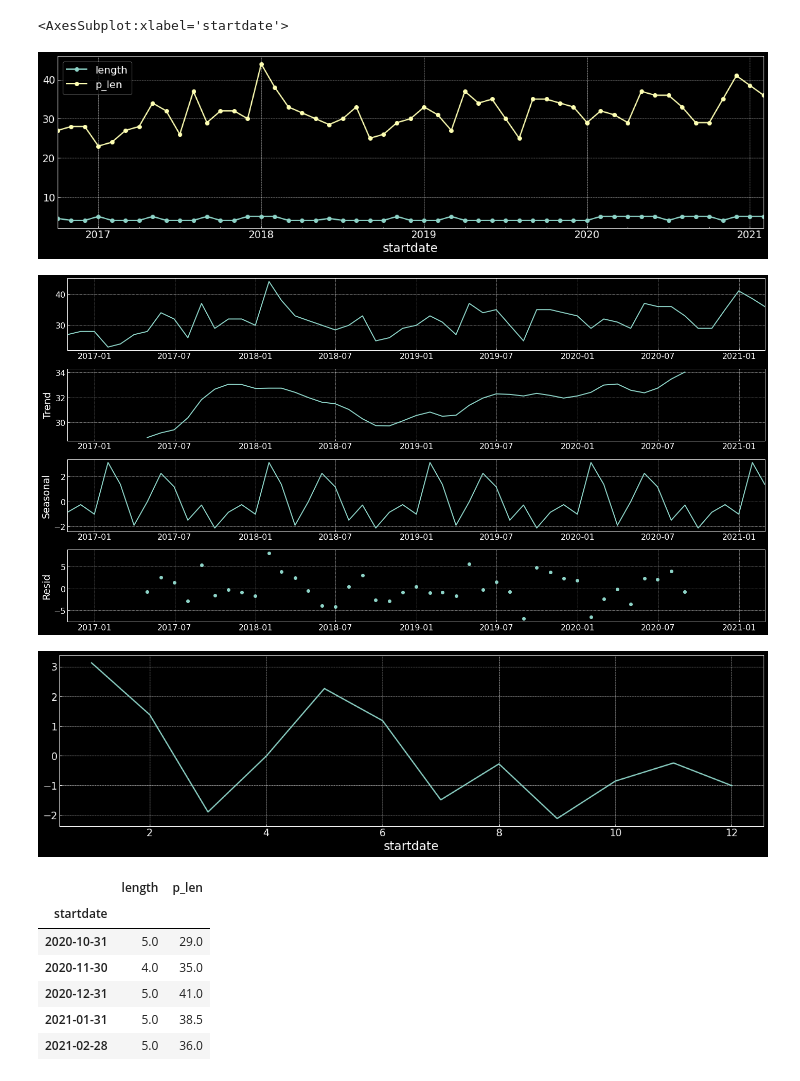
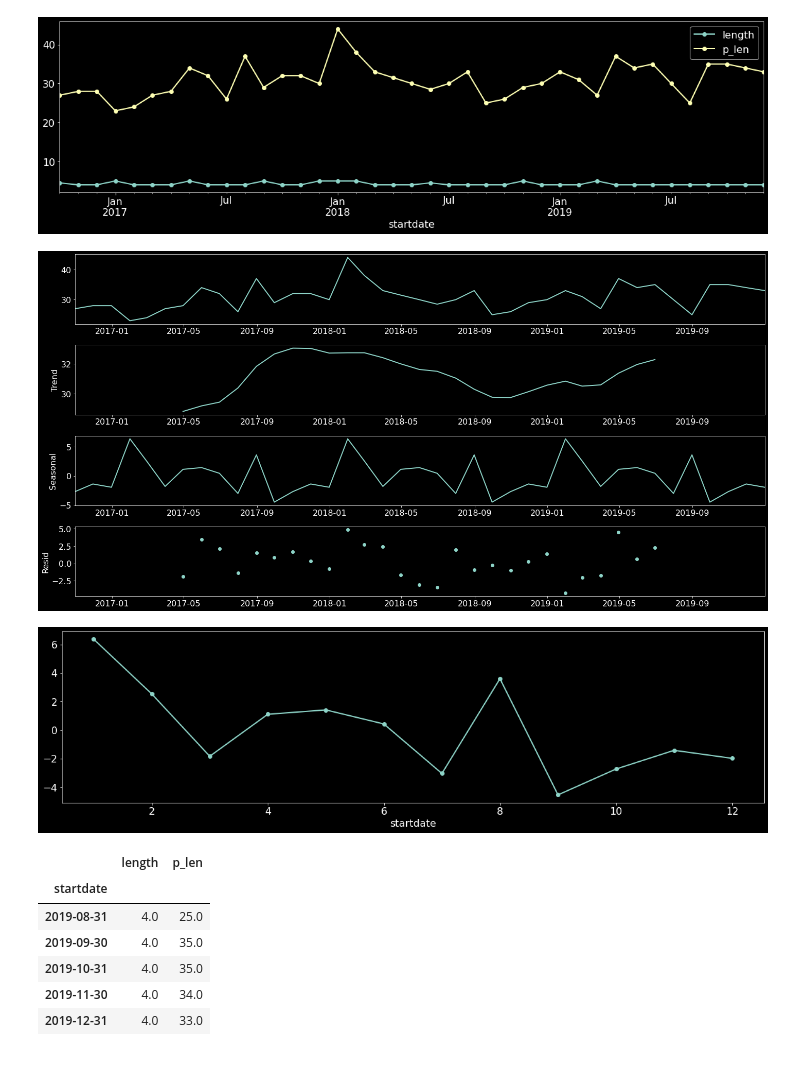
Before and after one commit to jianructose/treasurehunt, a Jupyter notebook: timesir_/sis_predictor.ipynb, the cells around one changed output. Drawn from its saved outputs; the diff is of its cells as text; code cells hidden in the pictures.

```diff
--- a/timesir_/sis_predictor.ipynb
+++ b/timesir_/sis_predictor.ipynb
@@ -38,5 +28,8 @@ df.head()
 df1 = df.resample("1M").mean()
 df1 = df1.interpolate(method="linear")
 df1;
+# %%
+df_train, df_valid = df1[:'2019'], df1['2020':]
+df_valid;
 # %%
 plot_acf(df.p_len), plot_pacf(df.p_len);
@@ -46,21 +40,20 @@ plot_acf(df.p_len), plot_pacf(df.p_len);
 # %%
-df1.plot.line(marker='o')
+df_train.plot.line(marker='o');
 # %% [output]
-<AxesSubplot:xlabel='startdate'>
-[figure, old version]
+[figure, new version]
 # %%
-model = seasonal_decompose(df1[["p_len"]], model="add", period=12)
+model = seasonal_decompose(df_train[["p_len"]], model="add", period=12)
 with plt.rc_context():
     plt.rc("figure", figsize=(20, 10),)
     model.plot();
 plt.tight_layout()
 # %% [output]
-[figure, old version]
+[figure, new version]
 # %%
 seasonal = model.seasonal.groupby(model.seasonal.index.month).mean()
-seasonal.plot.line();
+seasonal.plot.line(marker = 'o');
 # %% [output]
-[figure, old version]
+[figure, new version]
 # %%
 def create_forecast_index(start, horizon=30, freq="M"):
     return pd.date_range(start + pd.tseries.frequencies.to_offset(freq), periods=horizon, freq=freq, name="Time")
@@ -68,10 +61,10 @@ forecast_index=create_forecast_index(df1.index[-1])
 # %%
-df1.tail()
+df_train.tail()
 # %% [output]
 |  | length | p_len |
 | startdate |  |  |
-| 2020-10-31 | 5.0 | 29.0 |
-| 2020-11-30 | 4.0 | 35.0 |
-| 2020-12-31 | 5.0 | 41.0 |
-| 2021-01-31 | 5.0 | 38.5 |
-| 2021-02-28 | 5.0 | 36.0 |
+| 2019-08-31 | 4.0 | 25.0 |
+| 2019-09-30 | 4.0 | 35.0 |
+| 2019-10-31 | 4.0 | 35.0 |
+| 2019-11-30 | 4.0 | 34.0 |
+| 2019-12-31 | 4.0 | 33.0 |
```
Also changed, not shown: parts of 13 cells of this notebook, 1 other file.
